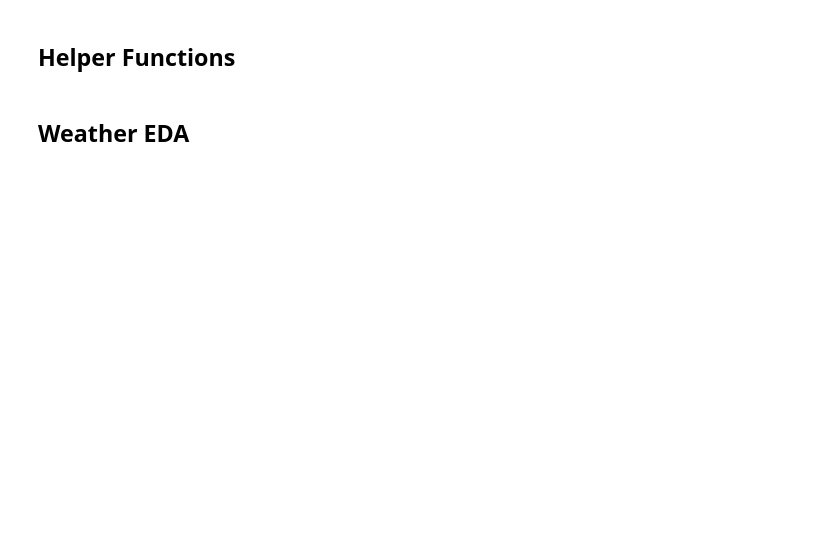
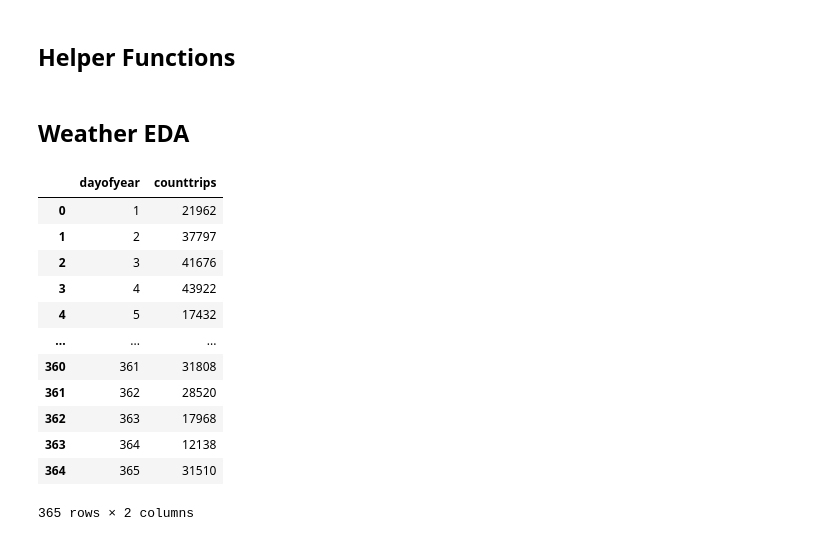
Before and after one commit to rishigoutam/citibike, a Jupyter notebook: eda/weather.ipynb, the cells around one changed output. Drawn from its saved outputs; the diff is of its cells as text; code cells hidden in the pictures; blank space fills up the shorter version.

```diff
--- a/eda/weather.ipynb
+++ b/eda/weather.ipynb
@@ -66,3 +99,25 @@ def colors_from_values(values: pd.Series, palette_name: str, ascending=True):
     return np.array(palette).take(indices, axis=0)
 # %% [markdown]
 ## Weather EDA
+# %%
+trips_per_day = (
+    trips.groupby(trips["starttime"].dt.dayofyear)["tripduration"]
+    .count()
+    .reset_index()
+    .rename(columns={"starttime": "dayofyear", "tripduration": "counttrips"})
+)
+trips_per_day
+# %% [output]
+|  | dayofyear | counttrips |
+| 0 | 1 | 21962 |
+| 1 | 2 | 37797 |
+| 2 | 3 | 41676 |
+| 3 | 4 | 43922 |
+| 4 | 5 | 17432 |
+| ... | ... | ... |
+| 360 | 361 | 31808 |
+| 361 | 362 | 28520 |
+| 362 | 363 | 17968 |
+| 363 | 364 | 12138 |
+| 364 | 365 | 31510 |
+365 rows × 2 columns
```
Also changed, not shown: parts of 5 cells of this notebook, 1 other file.
